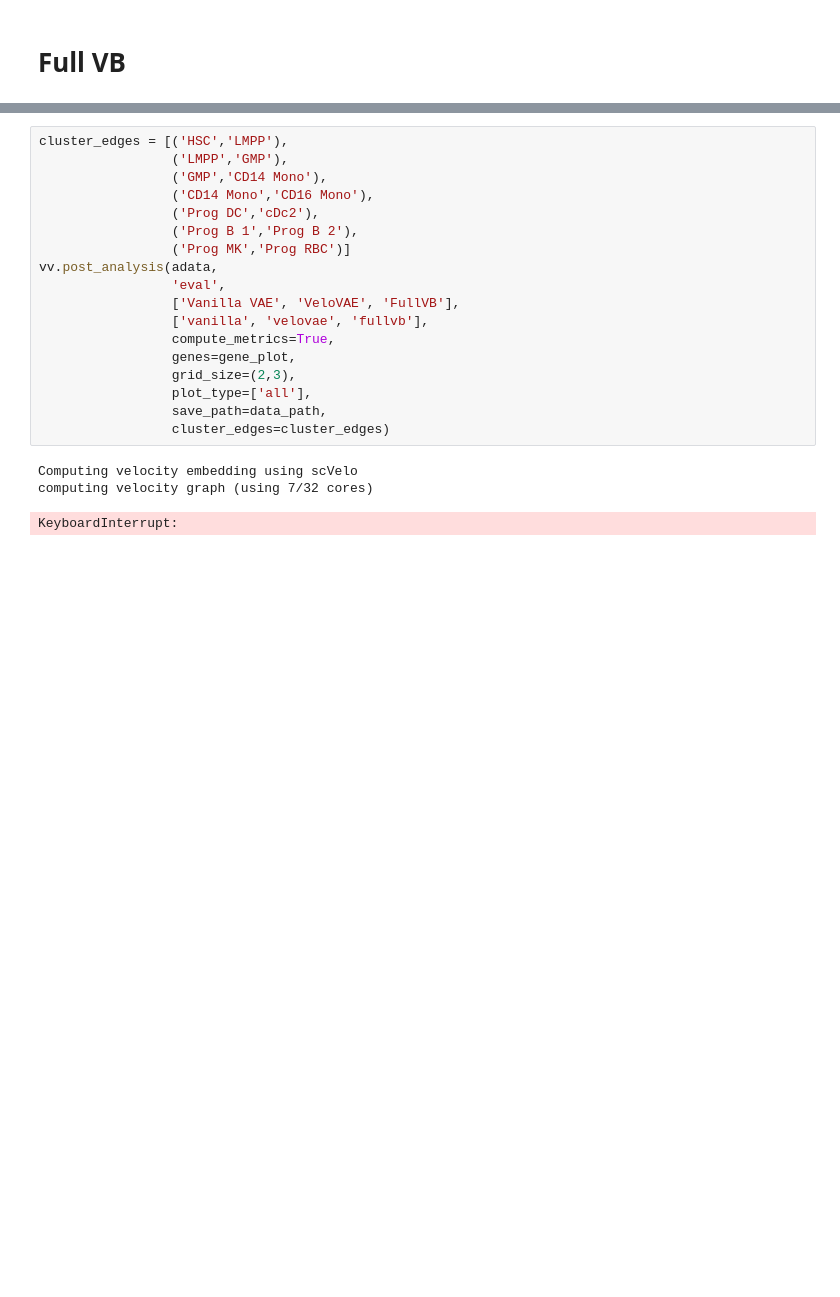
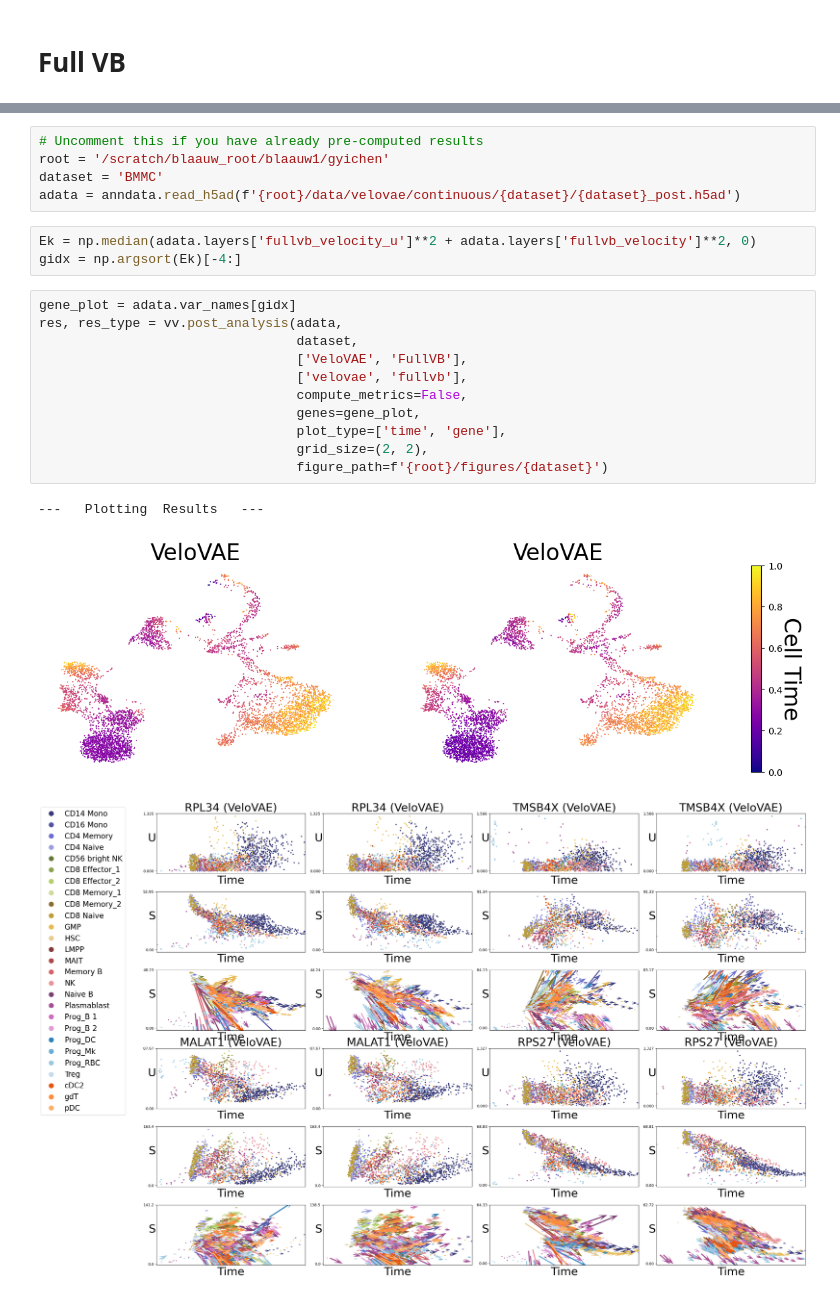
Before and after one commit to welch-lab/VeloVAE, a Jupyter notebook: notebooks/paper_notebooks/continuous/bmmc.ipynb, the cells around one changed output, grey strips where cells are left out. Cells and saved outputs as stored; diff of their text form; blank space fills up the shorter version.

Commit message:
Added figures

```diff
--- a/notebooks/paper_notebooks/continuous/bmmc.ipynb
+++ b/notebooks/paper_notebooks/continuous/bmmc.ipynb
@@ -267,22 +145,23 @@ vv.plot_transition_graph(adata, save=f'{figure_path_base}/transition.png')
+# %%
+# Uncomment this if you have already pre-computed results
+root = '/scratch/blaauw_root/blaauw1/gyichen'
+dataset = 'BMMC'
+adata = anndata.read_h5ad(f'{root}/data/velovae/continuous/{dataset}/{dataset}_post.h5ad')
+# %%
+Ek = np.median(adata.layers['fullvb_velocity_u']**2 + adata.layers['fullvb_velocity']**2, 0)
+gidx = np.argsort(Ek)[-4:]
 # %%
-cluster_edges = [('HSC','LMPP'),
-                 ('LMPP','GMP'),
-                 ('GMP','CD14 Mono'),
-                 ('CD14 Mono','CD16 Mono'),
-                 ('Prog DC','cDc2'),
-                 ('Prog B 1','Prog B 2'),
-                 ('Prog MK','Prog RBC')]
-vv.post_analysis(adata,
-                 'eval',
-                 ['Vanilla VAE', 'VeloVAE', 'FullVB'],
-                 ['vanilla', 'velovae', 'fullvb'],
-                 compute_metrics=True,
-                 genes=gene_plot,
-                 grid_size=(2,3),
-                 plot_type=['all'],
-                 save_path=data_path,
-                 cluster_edges=cluster_edges)
+gene_plot = adata.var_names[gidx]
+res, res_type = vv.post_analysis(adata,
+                                 dataset,
+                                 ['VeloVAE', 'FullVB'],
+                                 ['velovae', 'fullvb'],
+                                 compute_metrics=False,
+                                 genes=gene_plot,
+                                 plot_type=['time', 'gene'],
+                                 grid_size=(2, 2),
+                                 figure_path=f'{root}/figures/{dataset}')
 # %% [output]
-Computing velocity embedding using scVelo
-computing velocity graph (using 7/32 cores)
+---   Plotting  Results   ---
-KeyboardInterrupt:
+[figure, added]
+[figure, added]
```
Also changed, not shown: parts of 12 cells of this notebook, 1 other file.
